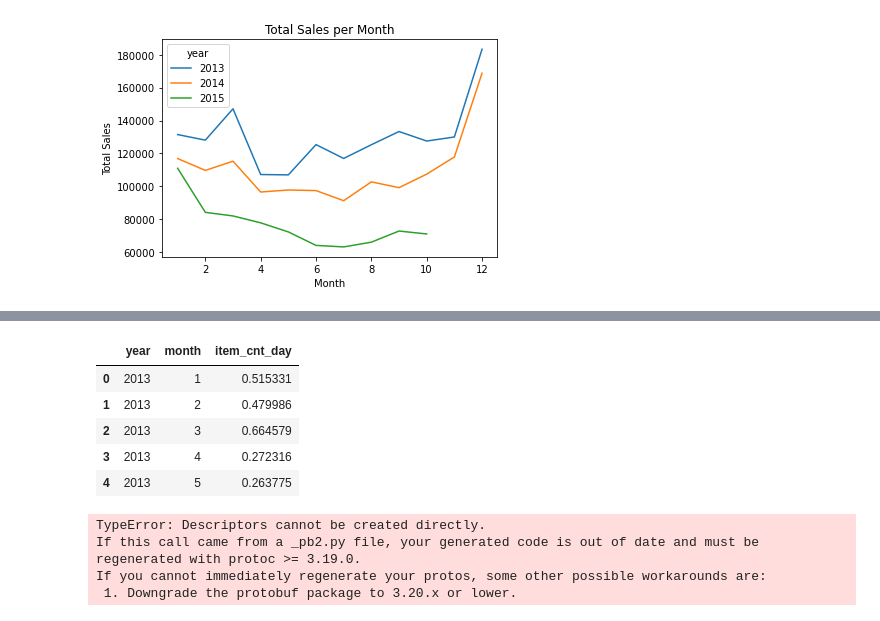
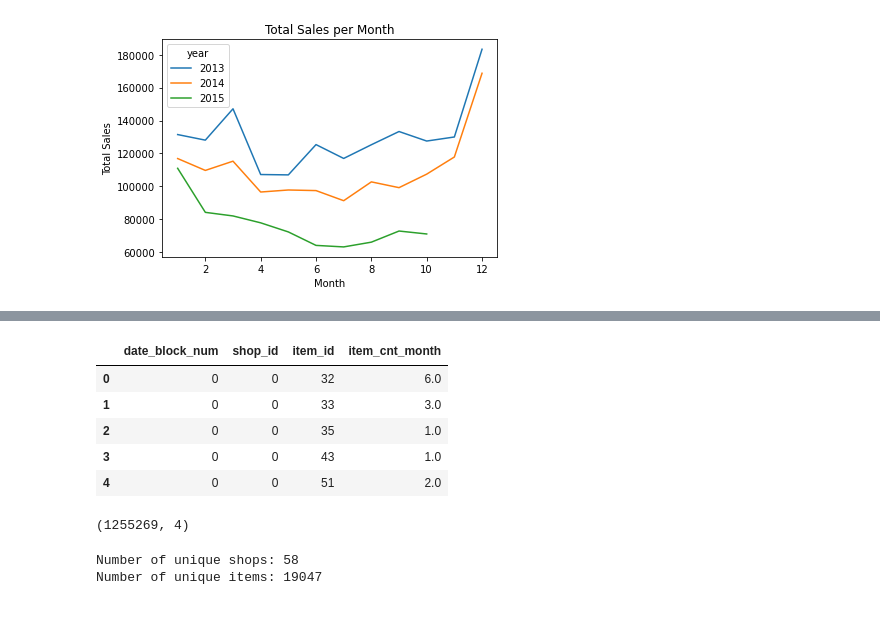
Before and after one commit to saurav1066/KaggleProjects, a Jupyter notebook: Predict future sales/predict.ipynb, the cells around one changed output, grey strips where cells are left out. Saved outputs shown, nothing was run; the diff lists cells and outputs as text; code cells hidden in the pictures.

Commit message:
Removed model

```diff
--- a/Predict future sales/predict.ipynb
+++ b/Predict future sales/predict.ipynb
@@ -136,10 +136,3 @@ plt.show()
 # %%
 # drop 2015 data
 train_df = train_df[train_df['date'].dt.year < 2015]
-# %%
-# create validation split based on last 20% of the data
-train_df = train_df.sort_values('date')
-train_df = train_df.reset_index(drop=True)
-valid_size = int(0.2 * train_df.shape[0])
-valid_df = train_df.iloc[-valid_size:]
-train_df = train_df.iloc[:-valid_size]
@@ -155,5 +138,0 @@ plt.show()
-# %%
-#drop the date column
-train_df.drop('date', axis=1, inplace=True)
-valid_df.drop('date', axis=1, inplace=True)
-train_df.head()
@@ -179,5 +141,0 @@ train_df.head()
-# %%
-# create a new dataset with two columns month , year and sales per month ignore other columns
-train_df = train_df.groupby(['year', 'month']).agg({'item_cnt_day': 'sum'}).reset_index()
-valid_df = valid_df.groupby(['year', 'month']).agg({'item_cnt_day': 'sum'}).reset_index()
-train_df.head()
@@ -191,27 +142,23 @@ train_df.head()
-# %%
-# scale or normalize the data
-from sklearn.preprocessing import MinMaxScaler
-scaler = MinMaxScaler()
-train_df['item_cnt_day'] = scaler.fit_transform(train_df[['item_cnt_day']])
-valid_df['item_cnt_day'] = scaler.transform(valid_df[['item_cnt_day']])
-train_df.head()
-# %% [output]
-|  | year | month | item_cnt_day |
-| 0 | 2013 | 1 | 0.515331 |
-| 1 | 2013 | 2 | 0.479986 |
-| 2 | 2013 | 3 | 0.664579 |
-| 3 | 2013 | 4 | 0.272316 |
-| 4 | 2013 | 5 | 0.263775 |
-# %%
-## using timeseries generator to generate data for the model
-from tensorflow.keras.preprocessing.sequence import TimeseriesGenerator
-
-# define the generator
-n_features = 1
-train_generator = TimeseriesGenerator(train_df[[ 'item_cnt_day']].values, train_df['item_cnt_day'].values, length=n_features, batch_size=1)
-valid_generator = TimeseriesGenerator(valid_df[['item_cnt_day']].values, valid_df['item_cnt_day'].values, length=n_features, batch_size=1)
-# %% [output]
-TypeError: Descriptors cannot be created directly.
-If this call came from a _pb2.py file, your generated code is out of date and must be regenerated with protoc >= 3.19.0.
-If you cannot immediately regenerate your protos, some other possible workarounds are:
- 1. Downgrade the protobuf package to 3.20.x or lower.
+# %%
+# group the data based on month, year, shop_id and item_id
+train_df = train_df.groupby(['date_block_num', 'shop_id', 'item_id'], as_index=False).agg({'item_cnt_day': 'sum'})
+train_df.rename(columns={'item_cnt_day': 'item_cnt_month'}, inplace=True)
+train_df.head()
+# %% [output]
+|  | date_block_num | shop_id | item_id | item_cnt_month |
+| 0 | 0 | 0 | 32 | 6.0 |
+| 1 | 0 | 0 | 33 | 3.0 |
+| 2 | 0 | 0 | 35 | 1.0 |
+| 3 | 0 | 0 | 43 | 1.0 |
+| 4 | 0 | 0 | 51 | 2.0 |
+# %%
+train_df.shape
+# %% [output]
+(1255269, 4)
+# %%
+# print number of wunque shops and items
+print('Number of unique shops:', train_df['shop_id'].nunique())
+print('Number of unique items:', train_df['item_id'].nunique())
+# %% [output]
+Number of unique shops: 58
+Number of unique items: 19047
```
Also changed, not shown: parts of 4 cells of this notebook.
